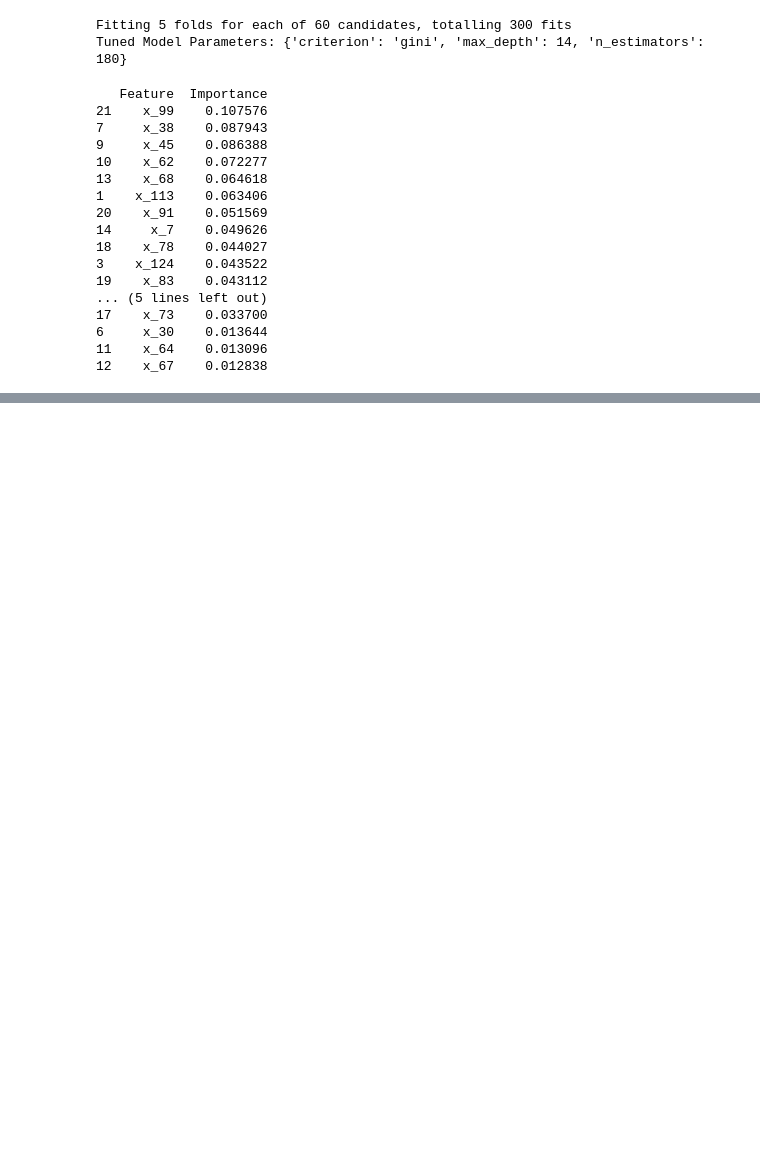
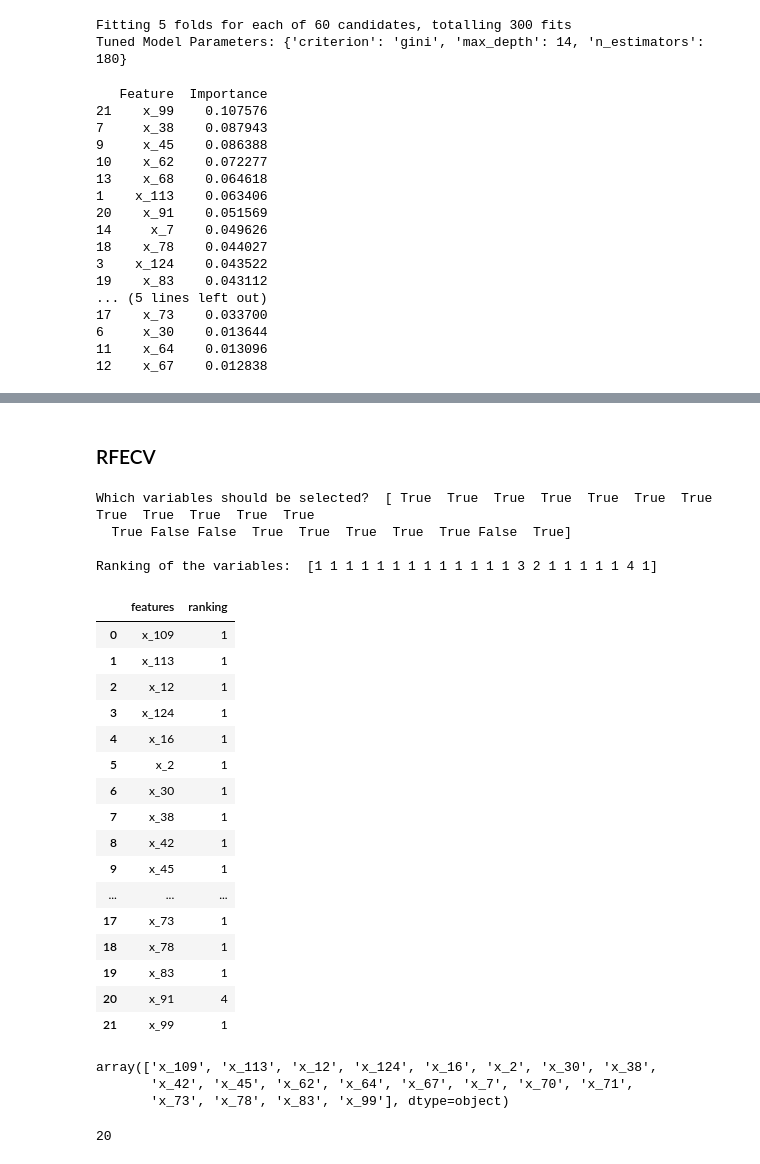
Before and after one commit to KiranEC11/DS_competition, a Jupyter notebook: round1.ipynb, the cells around one changed output, grey strips where cells are left out. Cells and saved outputs as stored; diff of their text form; code cells hidden in the pictures; blank space fills up the shorter version.

```diff
--- a/round1.ipynb
+++ b/round1.ipynb
@@ -537,0 +557,51 @@ print(top_20_features)
+# %% [markdown]
+### RFECV
+# %%
+# Instantiate Estimator
+logReg = LogisticRegression(class_weight = "balanced")
+
+selector = RFECV(logReg, step=1, cv=5, scoring="roc_auc") # selection result depends on selected metric
+selector = selector.fit(X_train_scaled_1_SMOTE, y_train_SMOTE)
+print("\nWhich variables should be selected? ", selector.support_)
+print("\nRanking of the variables: ", selector.ranking_)
+# print("\nGrid search scores: ", selector.grid_scores_)
+# %% [output]
+Which variables should be selected?  [ True  True  True  True  True  True  True  True  True  True  True  True
+  True False False  True  True  True  True  True False  True]
+
+Ranking of the variables:  [1 1 1 1 1 1 1 1 1 1 1 1 1 3 2 1 1 1 1 1 4 1]
+# %%
+RFECV_log_reg = pd.DataFrame()
+RFECV_log_reg['features'] = X_train_scaled_1_SMOTE.columns
+RFECV_log_reg['ranking'] = selector.ranking_
+RFECV_log_reg
+# %% [output]
+|  | features | ranking |
+| 0 | x_109 | 1 |
+| 1 | x_113 | 1 |
+| 2 | x_12 | 1 |
+| 3 | x_124 | 1 |
+| 4 | x_16 | 1 |
+| 5 | x_2 | 1 |
+| 6 | x_30 | 1 |
+| 7 | x_38 | 1 |
+| 8 | x_42 | 1 |
+| 9 | x_45 | 1 |
+| ... | ... | ... |
+| 17 | x_73 | 1 |
+| 18 | x_78 | 1 |
+| 19 | x_83 | 1 |
+| 20 | x_91 | 4 |
+| 21 | x_99 | 1 |
+# %%
+condition = (RFECV_log_reg['ranking']==1) | (RFECV_log_reg['ranking']==2)
+columns_rfecv_logreg = RFECV_log_reg[condition]['features'].values
+columns_rfecv_logreg
+# %% [output]
+array(['x_109', 'x_113', 'x_12', 'x_124', 'x_16', 'x_2', 'x_30', 'x_38',
+       'x_42', 'x_45', 'x_62', 'x_64', 'x_67', 'x_7', 'x_70', 'x_71',
+       'x_73', 'x_78', 'x_83', 'x_99'], dtype=object)
+# %%
+len(columns_rfecv_logreg)
+# %% [output]
+20
```
Also changed, not shown: parts of 13 cells of this notebook.
